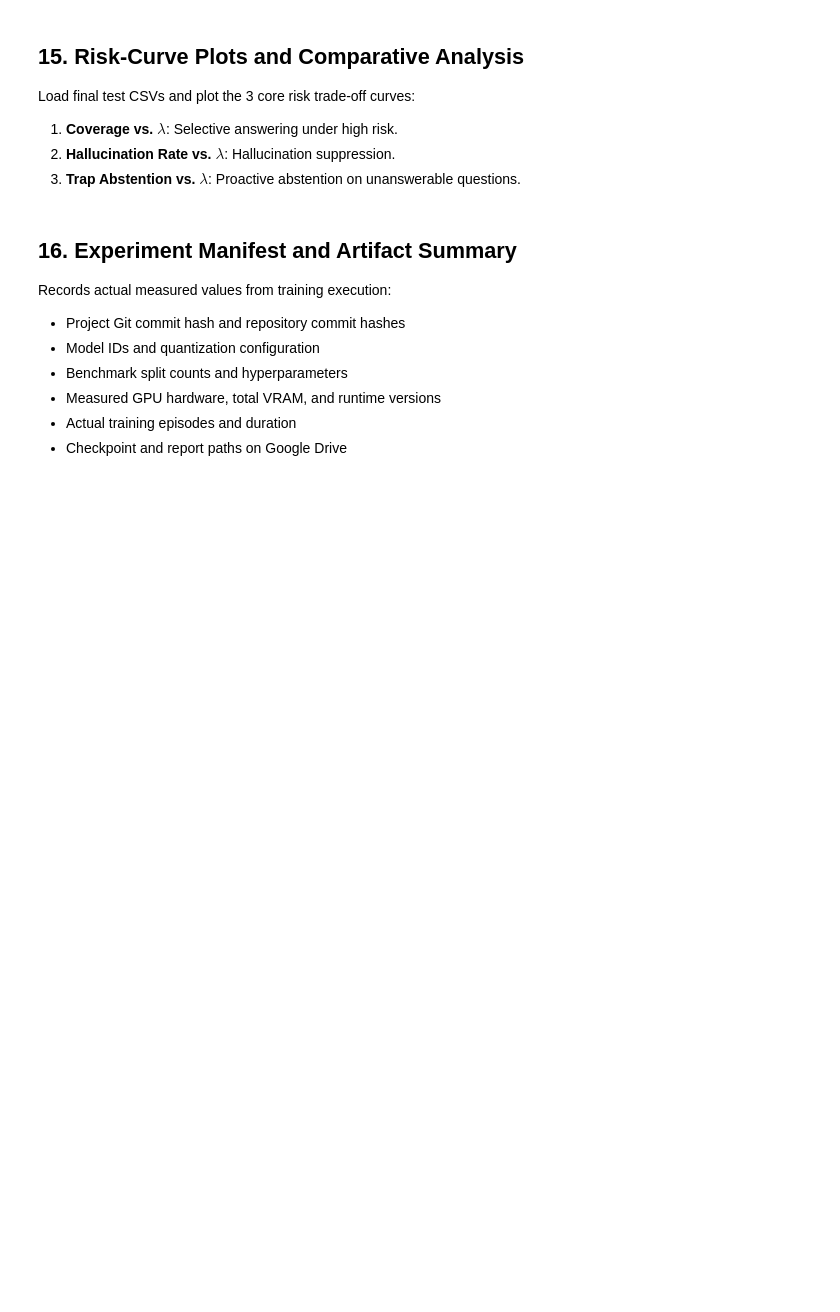
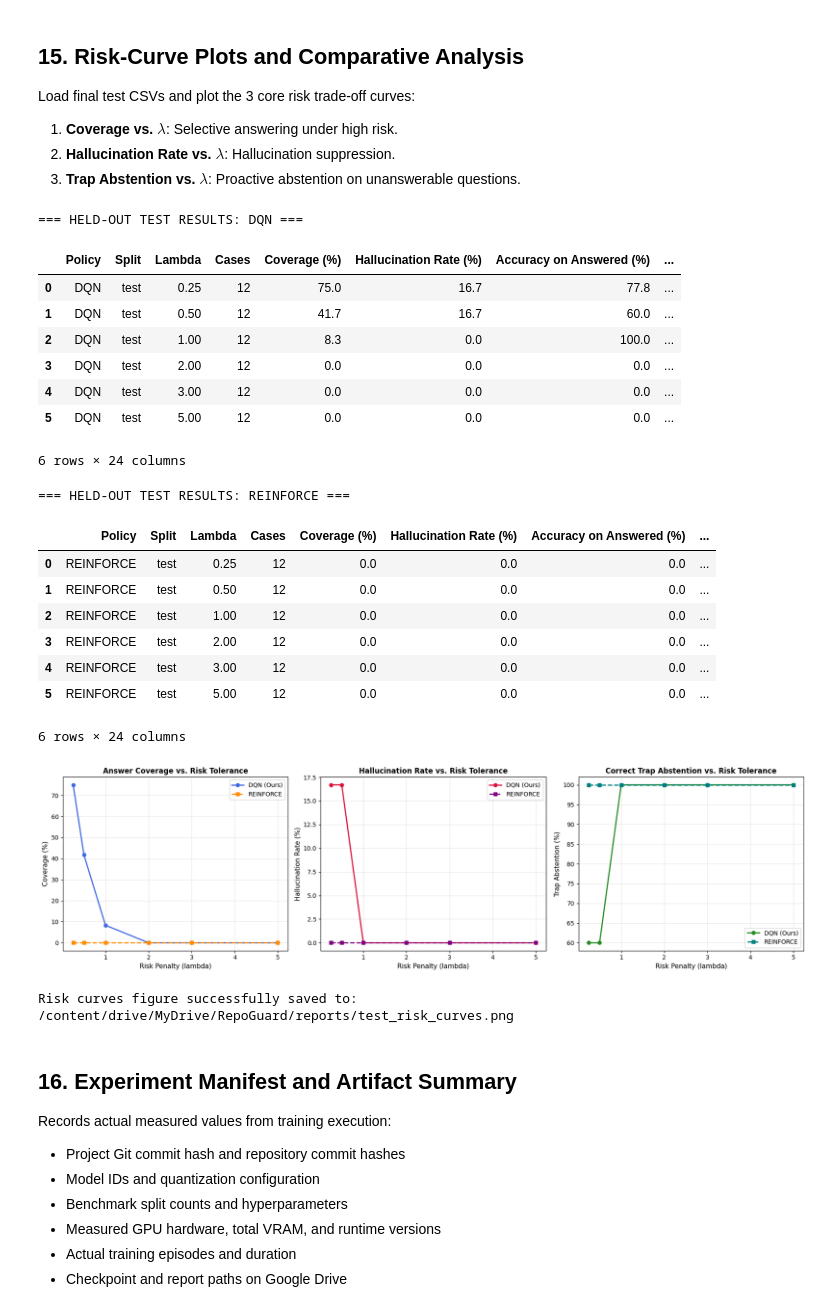
Before and after one commit to Shreyank86/Repo-Guard, a Jupyter notebook: notebooks/01_train_colab.ipynb, the cells around one changed output. Drawn from its saved outputs; the diff is of its cells as text; code cells hidden in the pictures; blank space fills up the shorter version.

```diff
--- a/notebooks/01_train_colab.ipynb
+++ b/notebooks/01_train_colab.ipynb
@@ -135,0 +240,24 @@ print("[OK] bitsandbytes and transformers ready for GPU!")
+# %%
+%cd /content/Repo-Guard
+
+import sys
+import site
+from pathlib import Path
+
+print("Python:", sys.version)
+print("\n--- setup.py ---")
+
+setup_file = Path("setup.py")
+if setup_file.exists():
+    print(setup_file.read_text())
+else:
+    print("No setup.py found")
+
+print("\n--- Editable installation files ---")
+
+for directory in site.getsitepackages():
+    p = Path(directory)
+    for f in p.glob("*repoguard*"):
+        print(f)
+    for f in p.glob("__editable__*"):
+        print(f)
@@ -555,7 +1043,6 @@ Load final test CSVs and plot the 3 core risk trade-off curves:
 import pandas as pd
 import matplotlib.pyplot as plt
 from pathlib import Path
-from IPython.display import display
 
 dqn_test = pd.read_csv('/content/drive/MyDrive/RepoGuard/reports/test_dqn.csv')
 rf_test = pd.read_csv('/content/drive/MyDrive/RepoGuard/reports/test_reinforce.csv')
@@ -566,12 +1053,14 @@ display(dqn_test)
 print("\n=== HELD-OUT TEST RESULTS: REINFORCE ===")
 display(rf_test)
 
+# Helper to safely access column by alternate naming conventions
 def get_col(df, *names):
     for n in names:
         if n in df.columns:
             return df[n]
     raise KeyError(f"None of {names} found in {df.columns}")
 
+# Plot Publication-Quality Risk Curves
 fig, axes = plt.subplots(1, 3, figsize=(18, 5))
 
 lam_dqn = get_col(dqn_test, 'lambda', 'Lambda')
@@ -580,37 +1069,57 @@ lam_rf = get_col(rf_test, 'lambda', 'Lambda')
 # 1. Coverage
 axes[0].plot(lam_dqn, get_col(dqn_test, 'coverage_pct', 'Coverage (%)'), 'o-', label='DQN (Ours)', color='royalblue', linewidth=2)
 axes[0].plot(lam_rf, get_col(rf_test, 'coverage_pct', 'Coverage (%)'), 's--', label='REINFORCE', color='darkorange', linewidth=2)
 axes[0].set_xlabel('Risk Penalty (lambda)', fontsize=11)
 axes[0].set_ylabel('Coverage (%)', fontsize=11)
 axes[0].set_title('Answer Coverage vs. Risk Tolerance', fontsize=12, fontweight='bold')
 axes[0].grid(True, alpha=0.3)
 axes[0].legend()
 
 # 2. Hallucination Rate
 axes[1].plot(lam_dqn, get_col(dqn_test, 'hallucination_rate_pct', 'Hallucination Rate (%)'), 'o-', label='DQN (Ours)', color='crimson', linewidth=2)
 axes[1].plot(lam_rf, get_col(rf_test, 'hallucination_rate_pct', 'Hallucination Rate (%)'), 's--', label='REINFORCE', color='purple', linewidth=2)
 axes[1].set_xlabel('Risk Penalty (lambda)', fontsize=11)
 axes[1].set_ylabel('Hallucination Rate (%)', fontsize=11)
 axes[1].set_title('Hallucination Rate vs. Risk Tolerance', fontsize=12, fontweight='bold')
 axes[1].grid(True, alpha=0.3)
 axes[1].legend()
 
 # 3. Correct Abstention on Traps
 axes[2].plot(lam_dqn, get_col(dqn_test, 'correct_abstention_pct', 'Correct Abstention (%)'), 'o-', label='DQN (Ours)', color='forestgreen', linewidth=2)
 axes[2].plot(lam_rf, get_col(rf_test, 'correct_abstention_pct', 'Correct Abstention (%)'), 's--', label='REINFORCE', color='teal', linewidth=2)
 axes[2].set_xlabel('Risk Penalty (lambda)', fontsize=11)
 axes[2].set_ylabel('Trap Abstention (%)', fontsize=11)
 axes[2].set_title('Correct Trap Abstention vs. Risk Tolerance', fontsize=12, fontweight='bold')
 axes[2].grid(True, alpha=0.3)
 axes[2].legend()
 
 plt.tight_layout()
-chart_path = Path('/content/drive/MyDrive/RepoGuard/reports/test_risk_curves.png')
-chart_path.parent.mkdir(parents=True, exist_ok=True)
-plt.savefig(str(chart_path), dpi=300)
+chart_path = '/content/drive/MyDrive/RepoGuard/reports/test_risk_curves.png'
+plt.savefig(chart_path, dpi=300)
 plt.show()
-assert chart_path.exists(), f"Figure not saved at {chart_path}"
+assert Path(chart_path).exists(), f"Figure not saved at {chart_path}"
 print(f"Risk curves figure successfully saved to: {chart_path}")
+# %% [output]
+=== HELD-OUT TEST RESULTS: DQN ===
+|  | Policy | Split | Lambda | Cases | Coverage (%) | Hallucination Rate (%) | Accuracy on Answered (%) | ... |
+| 0 | DQN | test | 0.25 | 12 | 75.0 | 16.7 | 77.8 | ... |
+| 1 | DQN | test | 0.50 | 12 | 41.7 | 16.7 | 60.0 | ... |
+| 2 | DQN | test | 1.00 | 12 | 8.3 | 0.0 | 100.0 | ... |
+| 3 | DQN | test | 2.00 | 12 | 0.0 | 0.0 | 0.0 | ... |
+| 4 | DQN | test | 3.00 | 12 | 0.0 | 0.0 | 0.0 | ... |
+| 5 | DQN | test | 5.00 | 12 | 0.0 | 0.0 | 0.0 | ... |
+6 rows × 24 columns
+=== HELD-OUT TEST RESULTS: REINFORCE ===
+|  | Policy | Split | Lambda | Cases | Coverage (%) | Hallucination Rate (%) | Accuracy on Answered (%) | ... |
+| 0 | REINFORCE | test | 0.25 | 12 | 0.0 | 0.0 | 0.0 | ... |
+| 1 | REINFORCE | test | 0.50 | 12 | 0.0 | 0.0 | 0.0 | ... |
+| 2 | REINFORCE | test | 1.00 | 12 | 0.0 | 0.0 | 0.0 | ... |
+| 3 | REINFORCE | test | 2.00 | 12 | 0.0 | 0.0 | 0.0 | ... |
+| 4 | REINFORCE | test | 3.00 | 12 | 0.0 | 0.0 | 0.0 | ... |
+| 5 | REINFORCE | test | 5.00 | 12 | 0.0 | 0.0 | 0.0 | ... |
+6 rows × 24 columns
+[figure, added]
+Risk curves figure successfully saved to: /content/drive/MyDrive/RepoGuard/reports/test_risk_curves.png
 # %% [markdown]
 ## 16. Experiment Manifest and Artifact Summary
 Records actual measured values from training execution:
```
Also changed, not shown: parts of 22 cells of this notebook.
